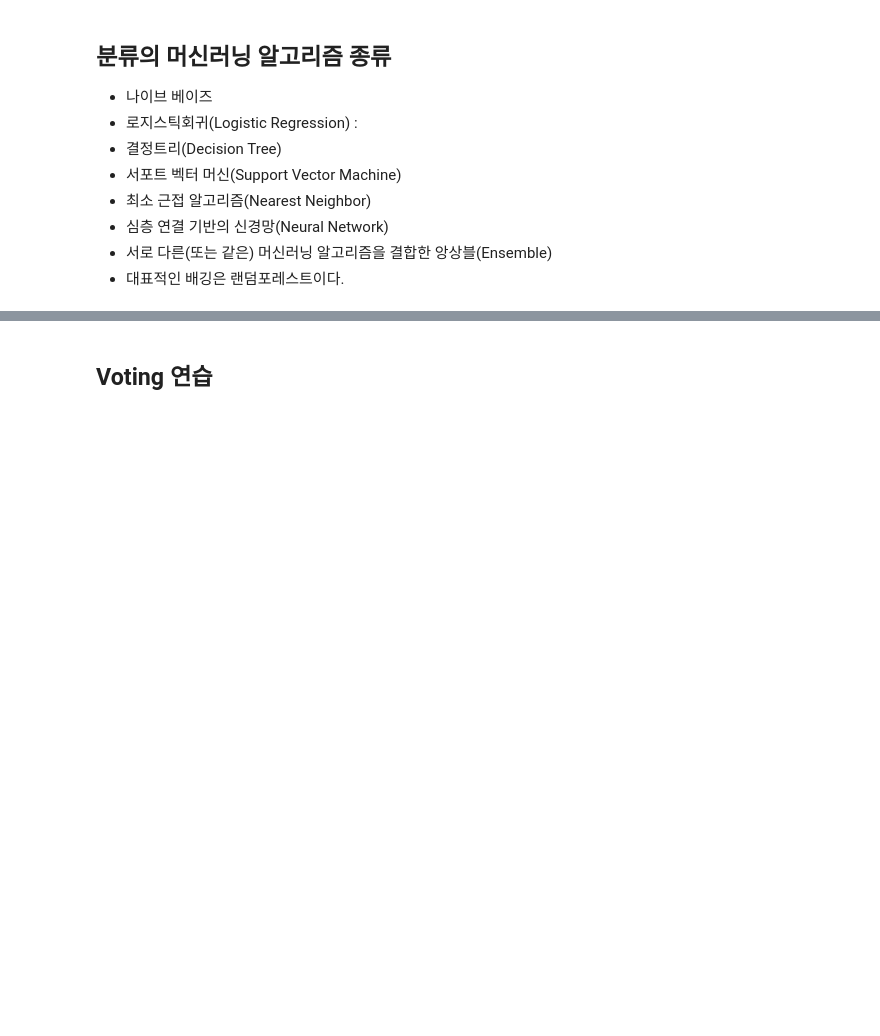
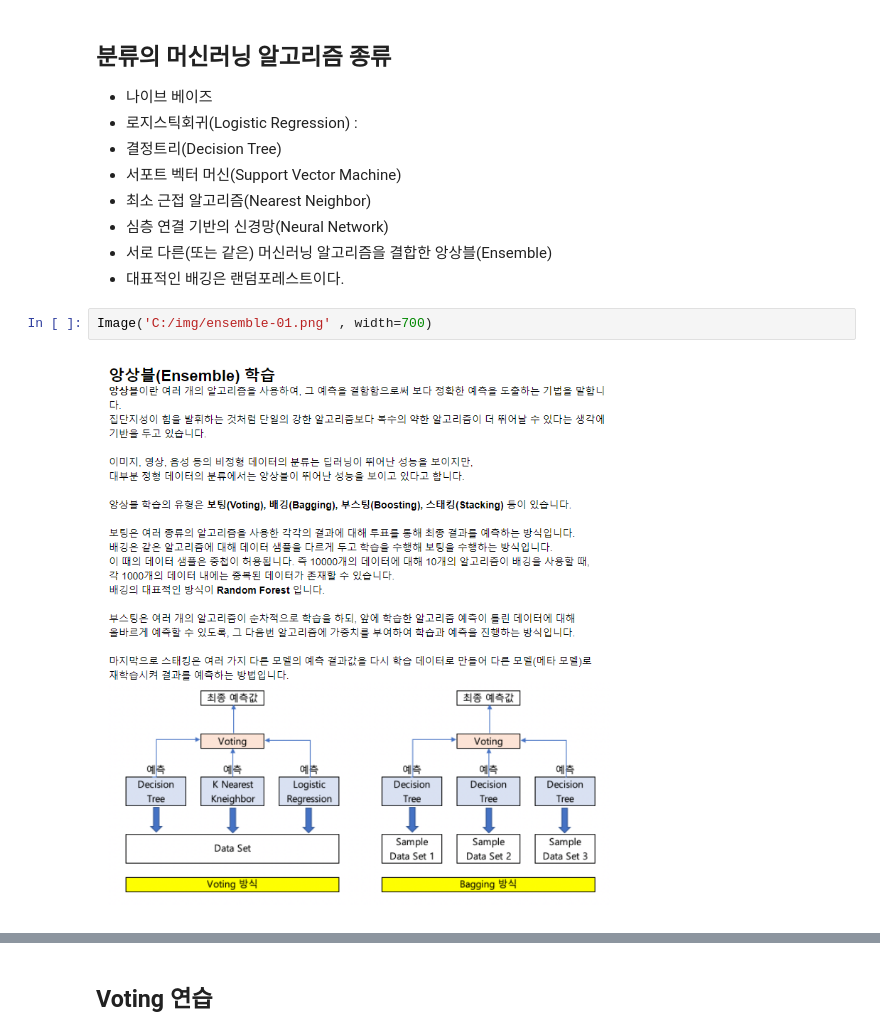
Before and after one commit to suyeondev/TIL, a Jupyter notebook: Python/sklearn/ml_sklearn[06].ipynb, the cells around one changed output, grey strips where cells are left out. Drawn from its saved outputs; the diff is of its cells as text; blank space fills up the shorter version.

```diff
--- a/Python/sklearn/ml_sklearn[06].ipynb
+++ b/Python/sklearn/ml_sklearn[06].ipynb
@@ -82,3 +83,7 @@ pandas version: 1.2.4
 - 심층 연결 기반의 신경망(Neural Network)
 - 서로 다른(또는 같은) 머신러닝 알고리즘을 결합한 앙상블(Ensemble)
 - 대표적인 배깅은 랜덤포레스트이다.
+# %%
+Image('C:/img/ensemble-01.png' , width=700)
+# %% [output]
+[figure, added]
```
Also changed, not shown: parts of 86 cells of this notebook.
